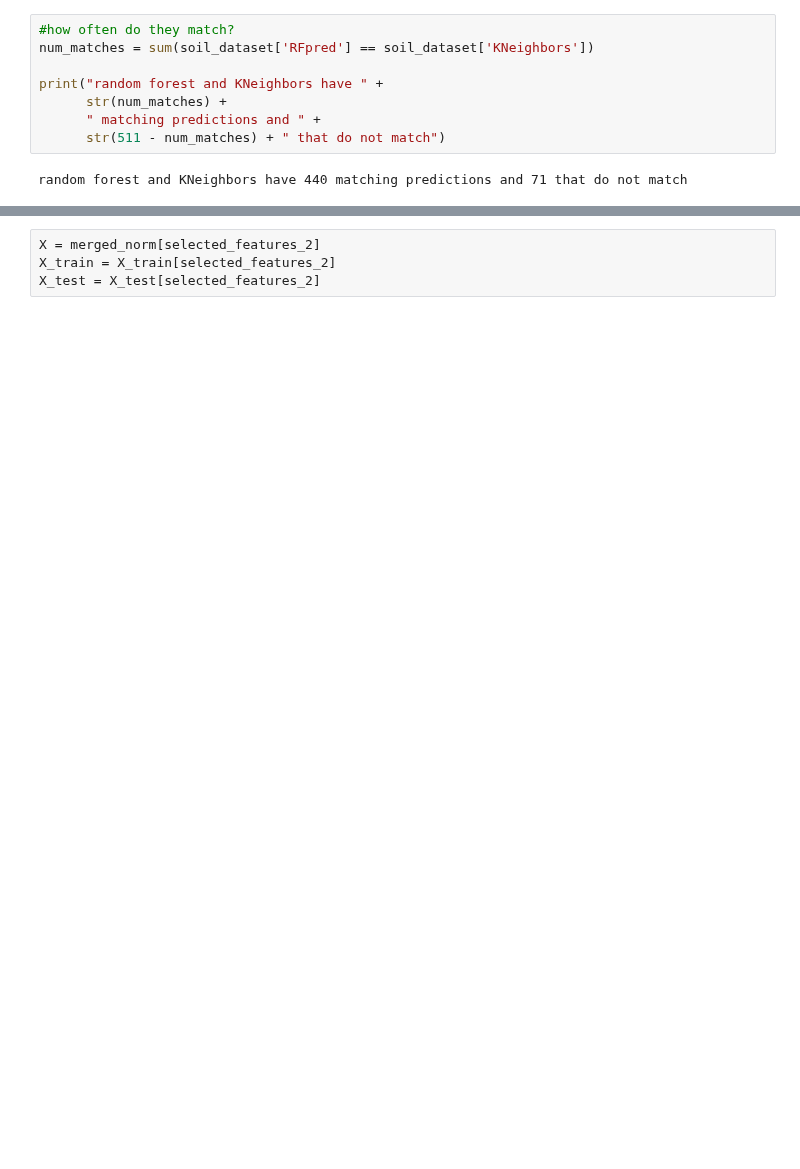
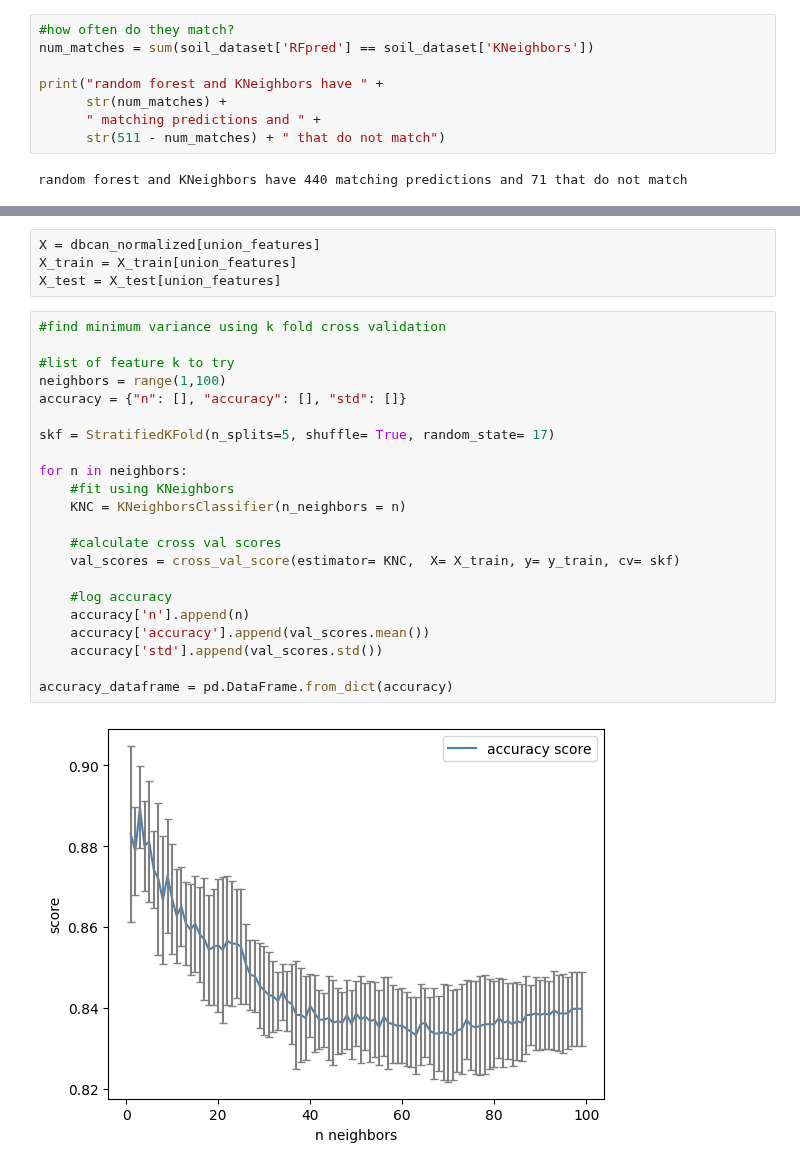
Before and after one commit to ajlukasiewicz/Team_9_MacLearn, a Jupyter notebook: Scripts/KNeighbors_classifier.ipynb, the cells around one changed output, grey strips where cells are left out. Cells and saved outputs as stored; diff of their text form; blank space fills up the shorter version.

```diff
--- a/Scripts/KNeighbors_classifier.ipynb
+++ b/Scripts/KNeighbors_classifier.ipynb
@@ -397,4 +331,28 @@ print(len(selected_features), len(selected_features_2))
 # %%
-X = merged_norm[selected_features_2]
-X_train = X_train[selected_features_2]
-X_test = X_test[selected_features_2]
+X = dbcan_normalized[union_features]
+X_train = X_train[union_features]
+X_test = X_test[union_features]
+# %%
+#find minimum variance using k fold cross validation
+
+#list of feature k to try
+neighbors = range(1,100)
+accuracy = {"n": [], "accuracy": [], "std": []}
+
+skf = StratifiedKFold(n_splits=5, shuffle= True, random_state= 17)
+
+for n in neighbors:
+    #fit using KNeighbors
+    KNC = KNeighborsClassifier(n_neighbors = n)
+
+    #calculate cross val scores
+    val_scores = cross_val_score(estimator= KNC,  X= X_train, y= y_train, cv= skf)
+
+    #log accuracy
+    accuracy['n'].append(n)
+    accuracy['accuracy'].append(val_scores.mean())
+    accuracy['std'].append(val_scores.std())
+
+accuracy_dataframe = pd.DataFrame.from_dict(accuracy)
+# %% [output]
+[figure, added]
```
Also changed, not shown: parts of 52 cells of this notebook, 11 other files.
